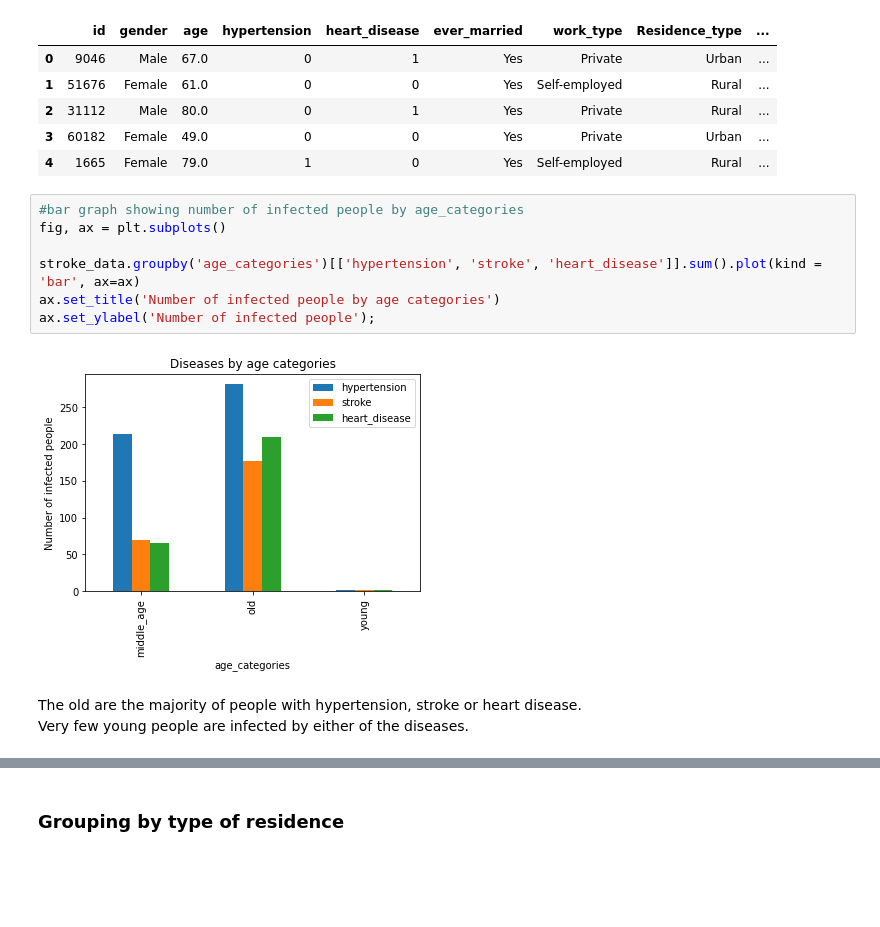
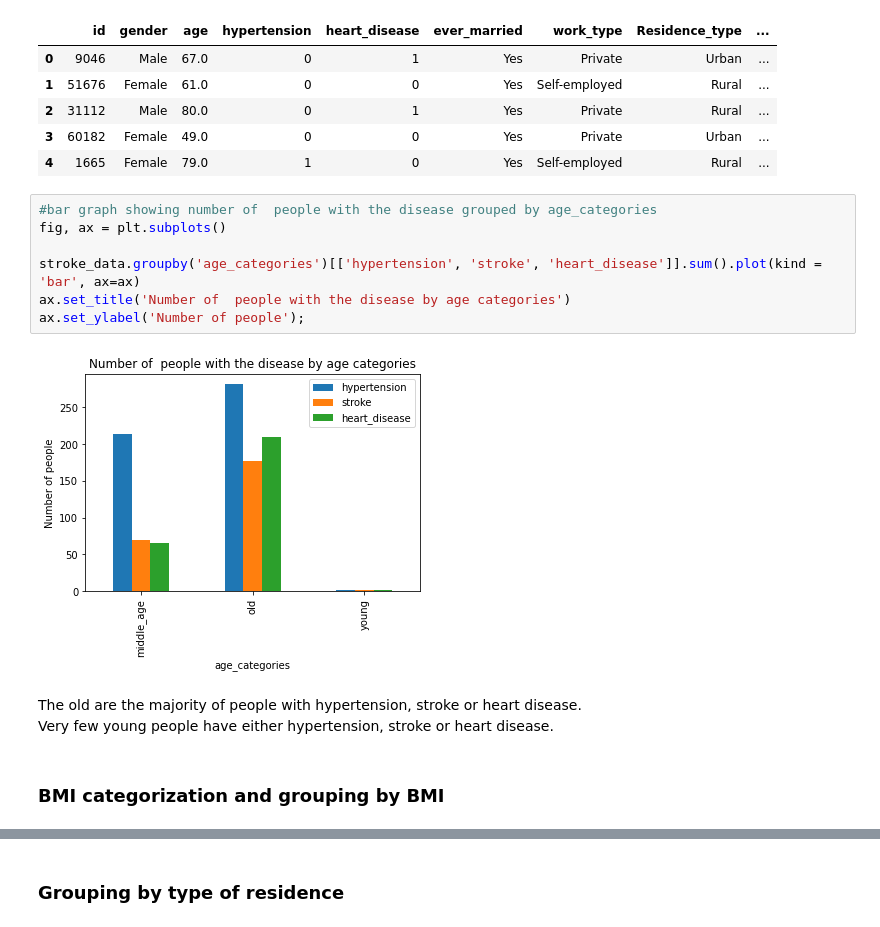
Before and after one commit to Scholarchep/Analysis-of-stroke-data, a Jupyter notebook: stroke_data.ipynb, the cells around one changed output, grey strips where cells are left out. Drawn from its saved outputs; the diff is of its cells as text; blank space fills up the shorter version.

```diff
--- a/stroke_data.ipynb
+++ b/stroke_data.ipynb
@@ -246,14 +247,16 @@ stroke_data.head()
 | 3 | 60182 | Female | 49.0 | 0 | 0 | Yes | Private | Urban | ... |
 | 4 | 1665 | Female | 79.0 | 1 | 0 | Yes | Self-employed | Rural | ... |
 # %%
-#bar graph showing number of infected people by age_categories
+#bar graph showing number of  people with the disease grouped by age_categories
 fig, ax = plt.subplots()
 
 stroke_data.groupby('age_categories')[['hypertension', 'stroke', 'heart_disease']].sum().plot(kind = 'bar', ax=ax)
-ax.set_title('Number of infected people by age categories')
-ax.set_ylabel('Number of infected people');
+ax.set_title('Number of  people with the disease by age categories')
+ax.set_ylabel('Number of people');
 # %% [output]
-[figure, old version]
+[figure, new version]
 # %% [markdown]
 The old are the majority of people with hypertension, stroke or heart disease.<br>
-Very few young people are infected by either of the diseases.
+Very few young people have either hypertension, stroke or heart disease.
+# %% [markdown]
+### BMI categorization and grouping by BMI
```
Also changed, not shown: parts of 13 cells of this notebook.
